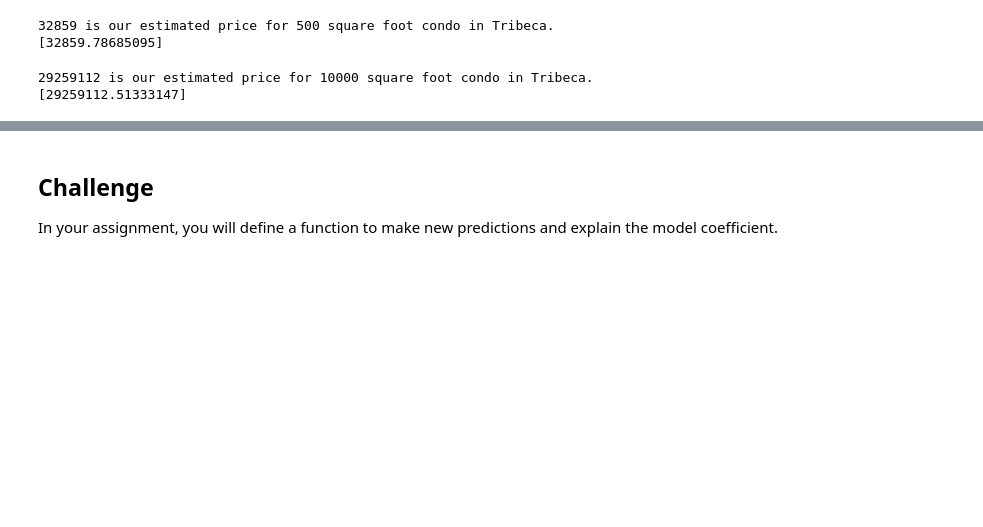
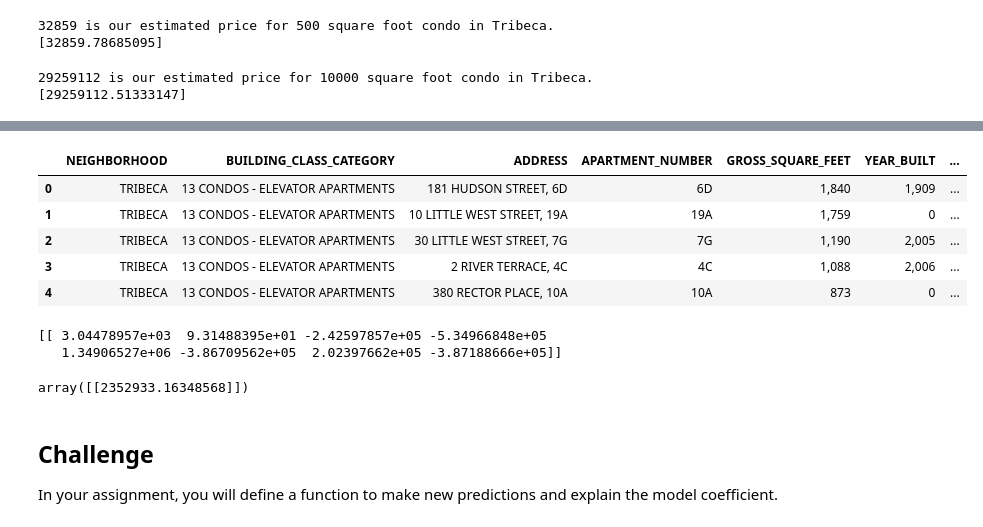
Before and after one commit to austinlasseter/DS-Unit-2-Linear-Models, a Jupyter notebook: module1-regression-1/211_responses.ipynb, the cells around one changed output, grey strips where cells are left out. Saved outputs shown, nothing was run; the diff lists cells and outputs as text; code cells hidden in the pictures; blank space fills up the shorter version.

```diff
--- a/module1-regression-1/211_responses.ipynb
+++ b/module1-regression-1/211_responses.ipynb
@@ -459,0 +507,4 @@ print(predict(10000))
+# %%
+# convert zip code to a string
+df['ZIP_CODE'] = df['ZIP_CODE'].astype(int)
+df['ZIP_CODE'].value_counts()
@@ -460,3 +519,35 @@ print(predict(10000))
+# %%
+# Convert ZIP CODE to dummy variables
+df = pd.get_dummies(df, columns=['ZIP_CODE'], prefix='zip', prefix_sep='_')
+df.head()
+# %% [output]
+|  | NEIGHBORHOOD | BUILDING_CLASS_CATEGORY | ADDRESS | APARTMENT_NUMBER | GROSS_SQUARE_FEET | YEAR_BUILT | ... |
+| 0 | TRIBECA | 13 CONDOS - ELEVATOR APARTMENTS | 181 HUDSON STREET, 6D | 6D | 1,840 | 1,909 | ... |
+| 1 | TRIBECA | 13 CONDOS - ELEVATOR APARTMENTS | 10 LITTLE WEST STREET, 19A | 19A | 1,759 | 0 | ... |
+| 2 | TRIBECA | 13 CONDOS - ELEVATOR APARTMENTS | 30 LITTLE WEST STREET, 7G | 7G | 1,190 | 2,005 | ... |
+| 3 | TRIBECA | 13 CONDOS - ELEVATOR APARTMENTS | 2 RIVER TERRACE, 4C | 4C | 1,088 | 2,006 | ... |
+| 4 | TRIBECA | 13 CONDOS - ELEVATOR APARTMENTS | 380 RECTOR PLACE, 10A | 10A | 873 | 0 | ... |
+# %%
+# 3. Arrange X features matrix & y target vector
+features = ['GROSS_SQUARE_FEET', 'YEAR_BUILT', 'zip_0',	'zip_10004',	'zip_10007',	'zip_10013',	'zip_10280',	'zip_10282']
+target = ['SALE_PRICE']
+
+x_train = df[features]
+y_train = df[target]
+
+# 4. Fit the model
+model.fit(x_train, y_train)
+print(model.coef_)
+
+# 5. Apply the model to new data
+square_feet = 1497
+year_built = 2008
+y_pred = model.predict([[ 1497, 2008, 0, 1, 0, 0, 0, 0 ]])
+y_pred
+# %% [output]
+[[ 3.04478957e+03  9.31488395e+01 -2.42597857e+05 -5.34966848e+05
+   1.34906527e+06 -3.86709562e+05  2.02397662e+05 -3.87188666e+05]]
+array([[2352933.16348568]])
 # %% [markdown]
 ## Challenge
 
```
Also changed, not shown: parts of 18 cells of this notebook.
